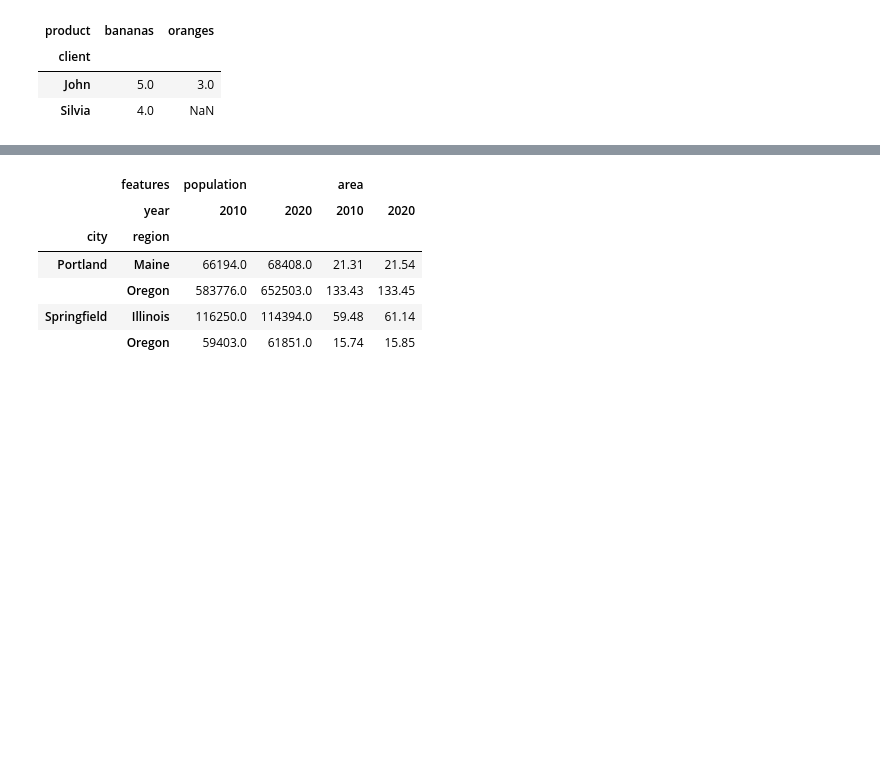
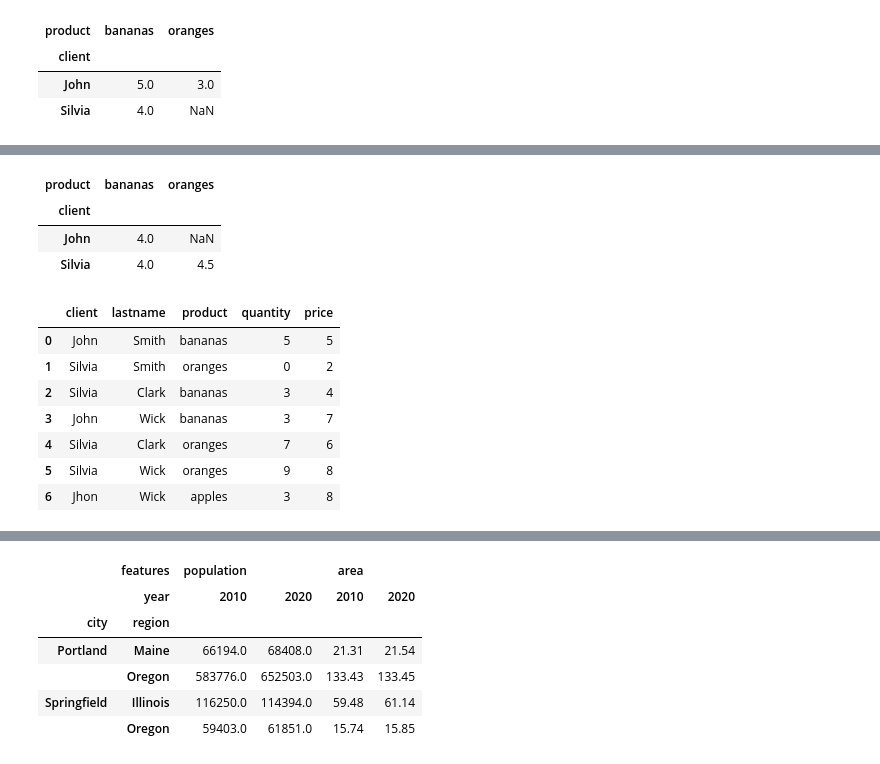
Before and after one commit to ZosoV/pandas_review, a Jupyter notebook: 007_reshaping.ipynb, the cells around one changed output, grey strips where cells are left out. Saved outputs shown, nothing was run; the diff lists cells and outputs as text; code cells hidden in the pictures; blank space fills up the shorter version.

```diff
--- a/007_reshaping.ipynb
+++ b/007_reshaping.ipynb
@@ -171,0 +256,30 @@ df.groupby(['client','product'])['quantity']
+# %%
+# 4. aggfunc by default is mean
+df.pivot_table(index="client",
+               columns="product",
+               values="quantity")
+# %% [output]
+| product | bananas | oranges |
+| client |  |  |
+| John | 4.0 | NaN |
+| Silvia | 4.0 | 4.5 |
+# %%
+data = {
+    "client" : ["John", "Silvia", "Silvia", "John", "Silvia", "Silvia", "Jhon"],
+    "lastname" : ["Smith", "Smith", "Clark", "Wick", "Clark", "Wick", "Wick"],
+    "product" : ["bananas", "oranges", "bananas", "bananas", "oranges", "oranges", "apples"],
+    "quantity" : np.random.randint(10, size=7),
+    "price" : np.random.randint(10, size=7)
+}
+df = pd.DataFrame(data)
+
+df
+# %% [output]
+|  | client | lastname | product | quantity | price |
+| 0 | John | Smith | bananas | 5 | 5 |
+| 1 | Silvia | Smith | oranges | 0 | 2 |
+| 2 | Silvia | Clark | bananas | 3 | 4 |
+| 3 | John | Wick | bananas | 3 | 7 |
+| 4 | Silvia | Clark | oranges | 7 | 6 |
+| 5 | Silvia | Wick | oranges | 9 | 8 |
+| 6 | Jhon | Wick | apples | 3 | 8 |
```
Also changed, not shown: parts of 19 cells of this notebook, 3 other files.
